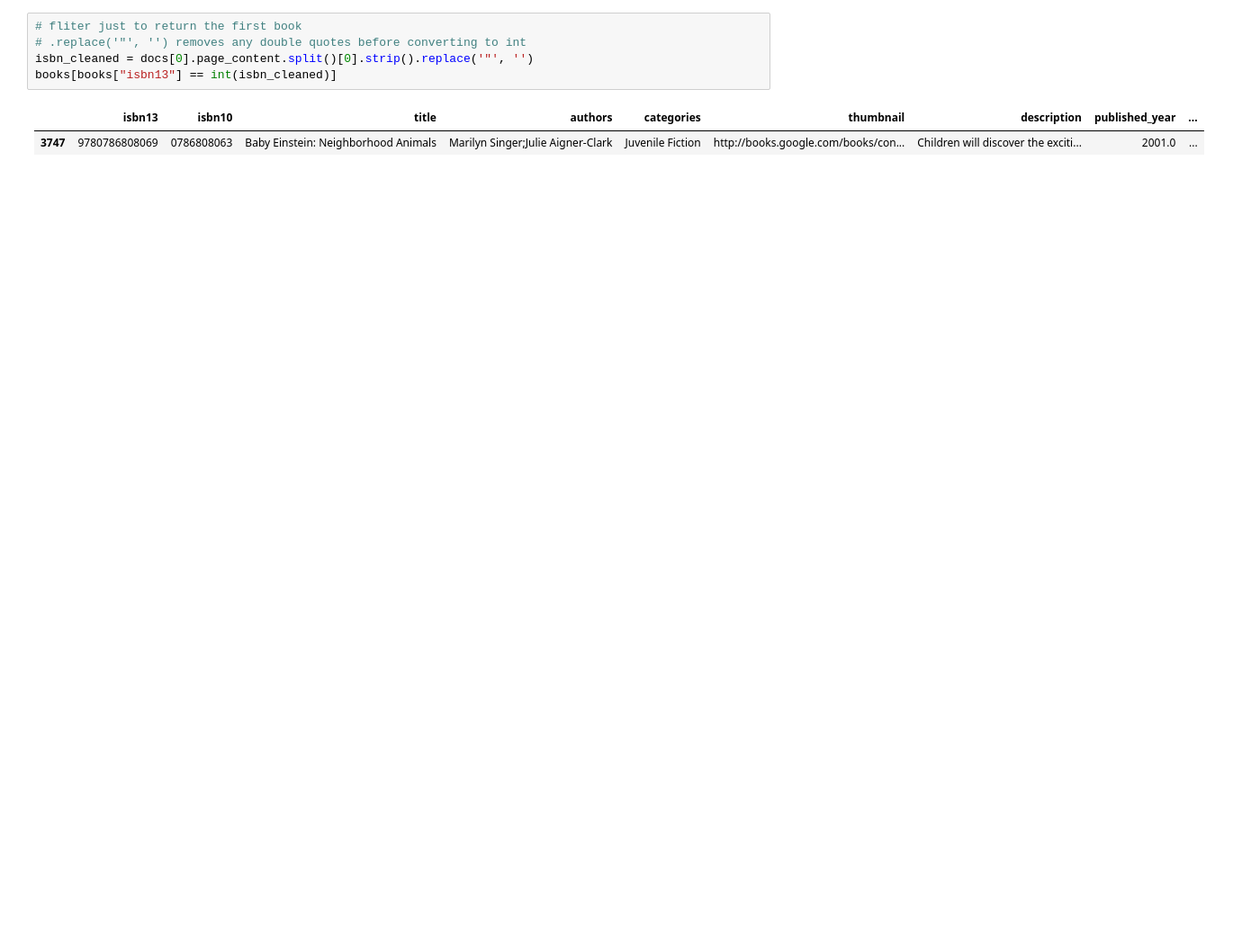
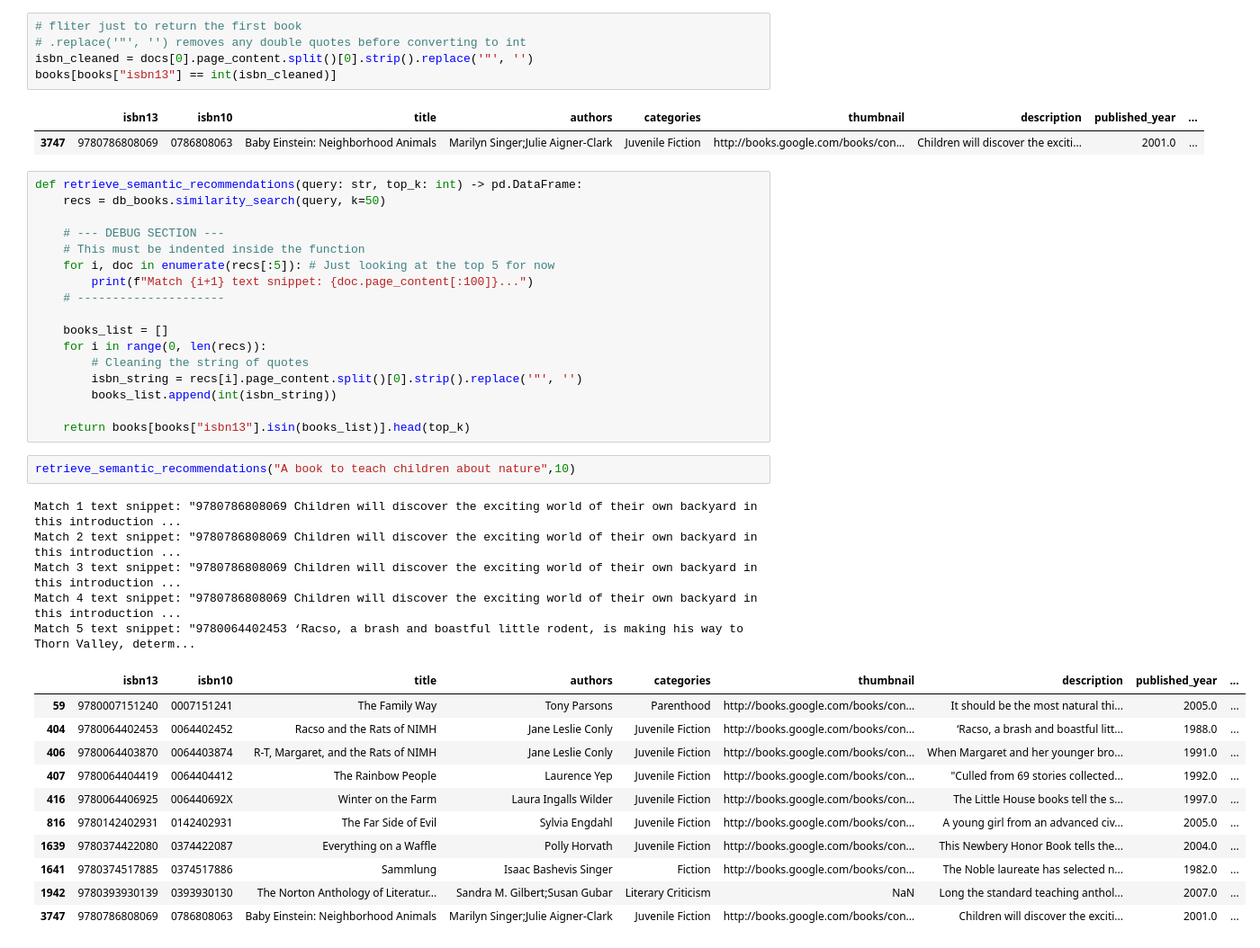
Before and after one commit to AmnaaFarooq/book-recommender-system, a Jupyter notebook: vector-search.ipynb, the cells around one changed output. Shown at 90% size. Cells and saved outputs as stored; diff of their text form; blank space fills up the shorter version.

```diff
--- a/vector-search.ipynb
+++ b/vector-search.ipynb
@@ -147,3 +145,39 @@ books[books["isbn13"] == int(isbn_cleaned)]
 # %% [output]
 |  | isbn13 | isbn10 | title | authors | categories | thumbnail | description | published_year | ... |
 | 3747 | 9780786808069 | 0786808063 | Baby Einstein: Neighborhood Animals | Marilyn Singer;Julie Aigner-Clark | Juvenile Fiction | http://books.google.com/books/con... | Children will discover the exciti... | 2001.0 | ... |
+# %%
+def retrieve_semantic_recommendations(query: str, top_k: int) -> pd.DataFrame:
+    recs = db_books.similarity_search(query, k=50)
+
+    # --- DEBUG SECTION ---
+    # This must be indented inside the function
+    for i, doc in enumerate(recs[:5]): # Just looking at the top 5 for now
+        print(f"Match {i+1} text snippet: {doc.page_content[:100]}...")
+    # ---------------------
+
+    books_list = []
+    for i in range(0, len(recs)):
+        # Cleaning the string of quotes
+        isbn_string = recs[i].page_content.split()[0].strip().replace('"', '')
+        books_list.append(int(isbn_string))
+
+    return books[books["isbn13"].isin(books_list)].head(top_k)
+# %%
+retrieve_semantic_recommendations("A book to teach children about nature",10)
+# %% [output]
+Match 1 text snippet: "9780786808069 Children will discover the exciting world of their own backyard in this introduction ...
+Match 2 text snippet: "9780786808069 Children will discover the exciting world of their own backyard in this introduction ...
+Match 3 text snippet: "9780786808069 Children will discover the exciting world of their own backyard in this introduction ...
+Match 4 text snippet: "9780786808069 Children will discover the exciting world of their own backyard in this introduction ...
+Match 5 text snippet: "9780064402453 ‘Racso, a brash and boastful little rodent, is making his way to Thorn Valley, determ...
+|  | isbn13 | isbn10 | title | authors | categories | thumbnail | description | published_year | ... |
+| 59 | 9780007151240 | 0007151241 | The Family Way | Tony Parsons | Parenthood | http://books.google.com/books/con... | It should be the most natural thi... | 2005.0 | ... |
+| 404 | 9780064402453 | 0064402452 | Racso and the Rats of NIMH | Jane Leslie Conly | Juvenile Fiction | http://books.google.com/books/con... | ‘Racso, a brash and boastful litt... | 1988.0 | ... |
+| 406 | 9780064403870 | 0064403874 | R-T, Margaret, and the Rats of NIMH | Jane Leslie Conly | Juvenile Fiction | http://books.google.com/books/con... | When Margaret and her younger bro... | 1991.0 | ... |
+| 407 | 9780064404419 | 0064404412 | The Rainbow People | Laurence Yep | Juvenile Fiction | http://books.google.com/books/con... | "Culled from 69 stories collected... | 1992.0 | ... |
+| 416 | 9780064406925 | 006440692X | Winter on the Farm | Laura Ingalls Wilder | Juvenile Fiction | http://books.google.com/books/con... | The Little House books tell the s... | 1997.0 | ... |
+| 816 | 9780142402931 | 0142402931 | The Far Side of Evil | Sylvia Engdahl | Juvenile Fiction | http://books.google.com/books/con... | A young girl from an advanced civ... | 2005.0 | ... |
+| 1639 | 9780374422080 | 0374422087 | Everything on a Waffle | Polly Horvath | Juvenile Fiction | http://books.google.com/books/con... | This Newbery Honor Book tells the... | 2004.0 | ... |
+| 1641 | 9780374517885 | 0374517886 | Sammlung | Isaac Bashevis Singer | Fiction | http://books.google.com/books/con... | The Noble laureate has selected n... | 1982.0 | ... |
+| 1942 | 9780393930139 | 0393930130 | The Norton Anthology of Literatur... | Sandra M. Gilbert;Susan Gubar | Literary Criticism | NaN | Long the standard teaching anthol... | 2007.0 | ... |
+| 3747 | 9780786808069 | 0786808063 | Baby Einstein: Neighborhood Animals | Marilyn Singer;Julie Aigner-Clark | Juvenile Fiction | http://books.google.com/books/con... | Children will discover the exciti... | 2001.0 | ... |
```
Also changed, not shown: parts of 10 cells of this notebook.
